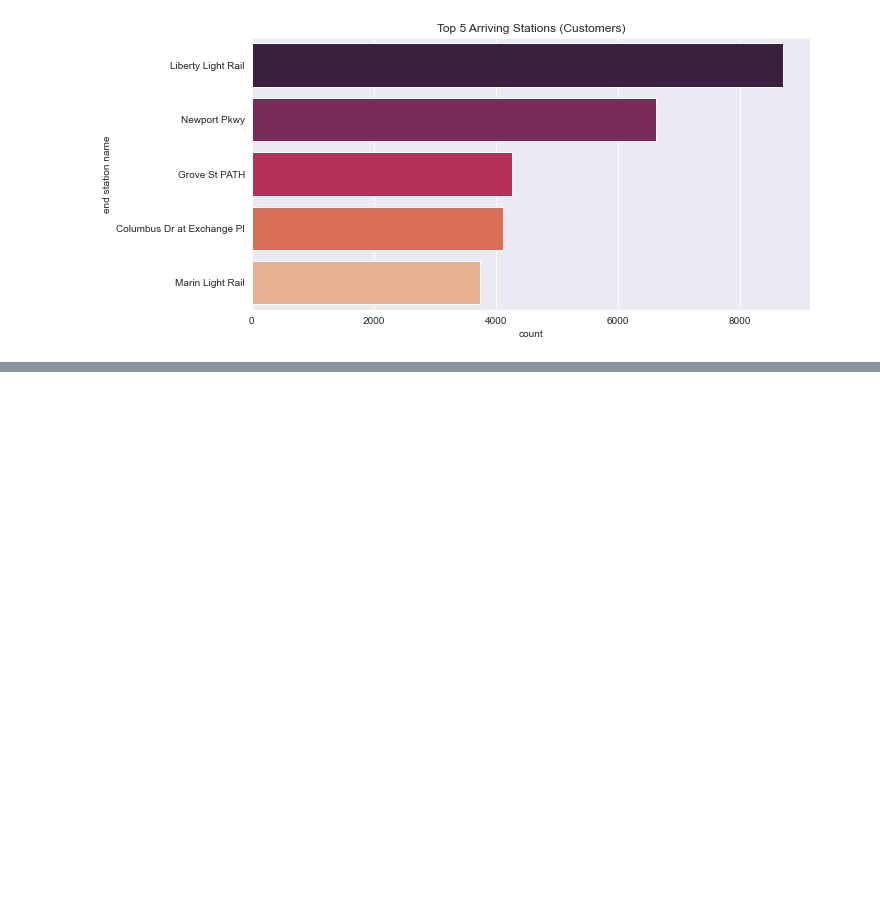
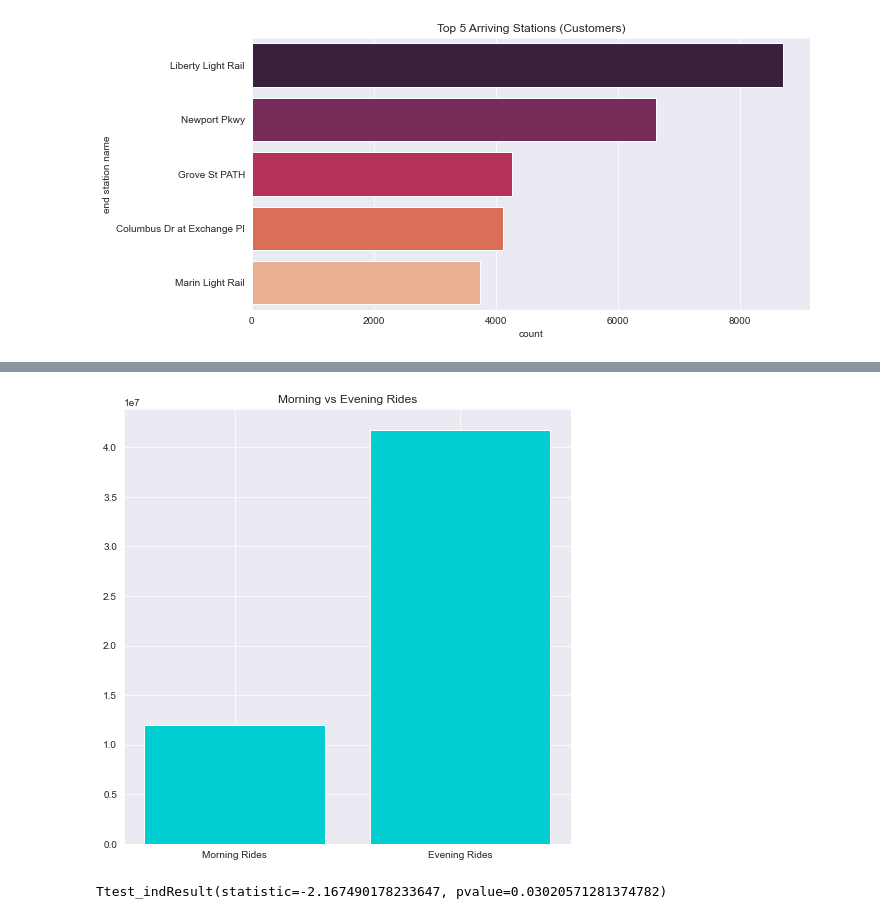
Before and after one commit to ss2204/Project1---Northwestern, a Jupyter notebook: newyork_bikes.ipynb, the cells around one changed output, grey strips where cells are left out. Drawn from its saved outputs; the diff is of its cells as text; code cells hidden in the pictures; blank space fills up the shorter version.

```diff
--- a/newyork_bikes.ipynb
+++ b/newyork_bikes.ipynb
@@ -1639,0 +1698,3 @@ plt.show()
+# %%
+bike_share['Weekend?'] = np.where((bike_share['weekday_start'] == 'Sat') & (bike_share['weekday_start'] == 'Sun'), 1, 0)
+bike_share
@@ -1639,0 +1715,2 @@ plt.show()
+# %%
+bike_share_workweek = bike_share.loc[(bike_share['weekday_start'] == 'Sat') | (bike_share['weekday_start'] == 'Sun')]
@@ -1639,0 +1735,7 @@ plt.show()
+# %%
+df_7a = bike_share_workweek[bike_share_workweek.hour_start == 7]
+df_8a = bike_share_workweek[bike_share_workweek.hour_start == 8]
+df_9a = bike_share_workweek[bike_share_workweek.hour_start == 9]
+df_5p = bike_share_workweek[bike_share_workweek.hour_start == 17]
+df_6p = bike_share_workweek[bike_share_workweek.hour_start == 18]
+df_7p = bike_share_workweek[bike_share_workweek.hour_start == 19]
@@ -1639,0 +1776,14 @@ plt.show()
+# %%
+morning_rides = pd.concat([df_7a, df_8a, df_9a])['tripduration'].sum()
+evening_rides = pd.concat([df_5p, df_6p, df_7p])['tripduration'].sum()
+# %%
+plt.figure(figsize=(8,8))
+plt.bar(x = ['Morning Rides', 'Evening Rides'], height = [morning_rides, evening_rides], color = 'darkturquoise')
+plt.title('Morning vs Evening Rides')
+plt.show()
+# %% [output]
+[figure, added]
+# %%
+st.ttest_ind(pd.concat([df_7a, df_8a, df_9a])['tripduration'], pd.concat([df_5p, df_6p, df_7p])['tripduration'])
+# %% [output]
+Ttest_indResult(statistic=-2.167490178233647, pvalue=0.03020571281374782)
```
Also changed, not shown: parts of 31 cells of this notebook, 13 other files.
